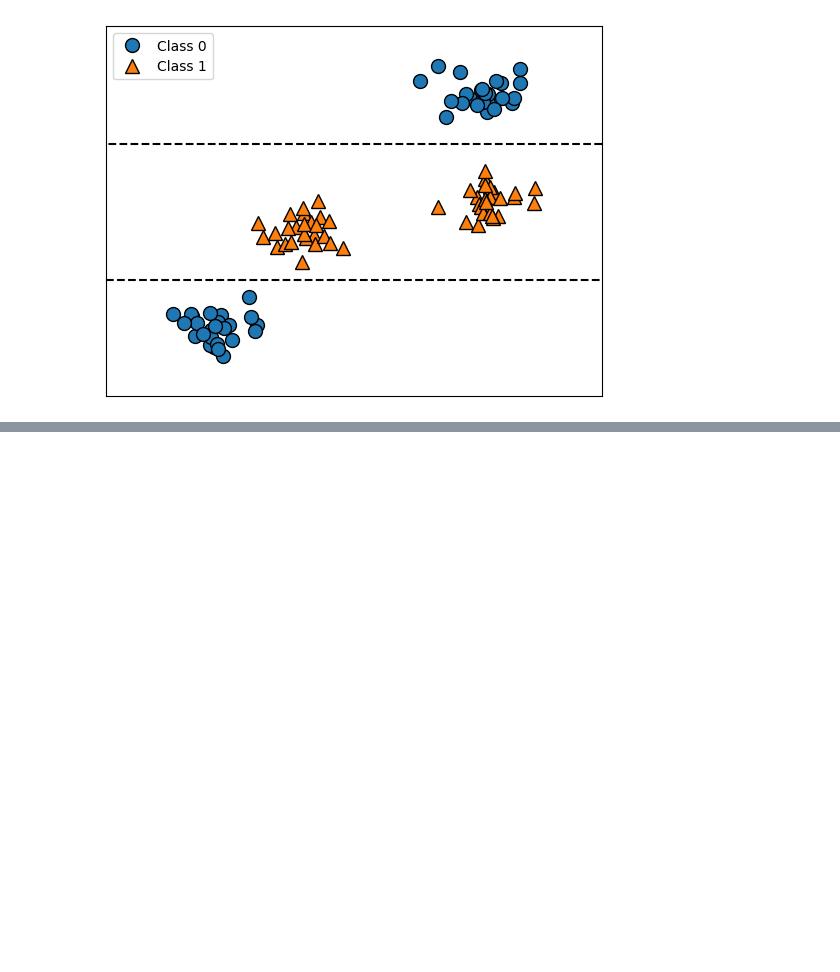
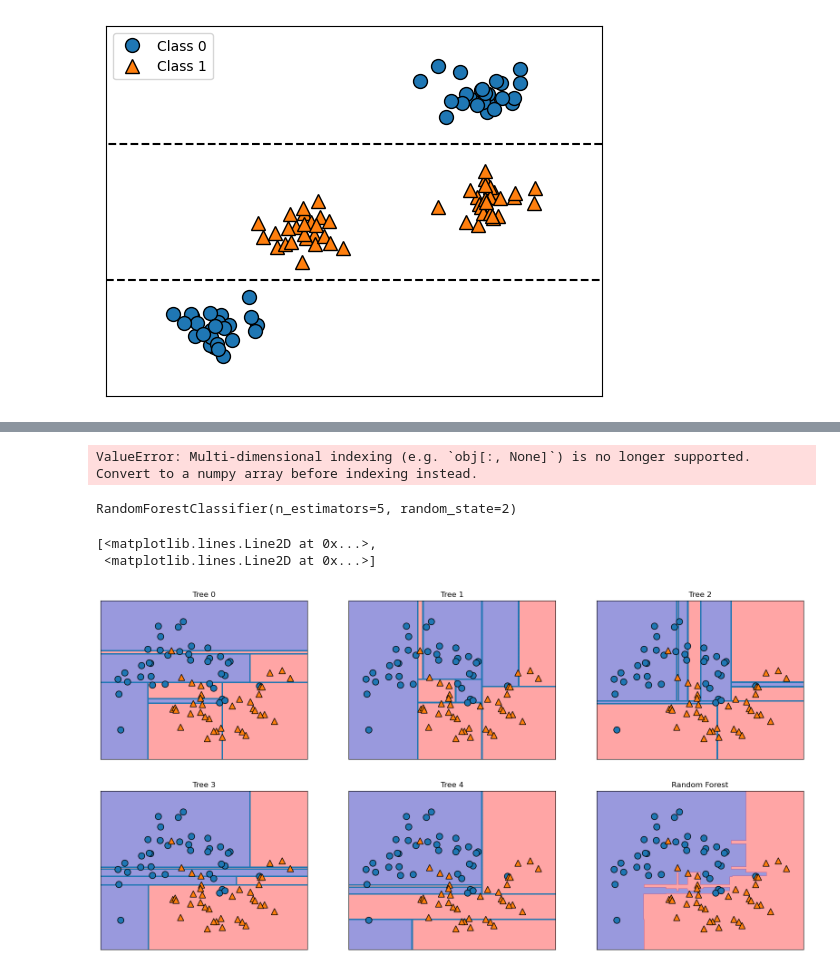
Before and after one commit to rafpoo/rafpo-machine-learning, a Jupyter notebook: Week05/Decision_Tree_Learning.ipynb, the cells around one changed output, grey strips where cells are left out. Drawn from its saved outputs; the diff is of its cells as text; code cells hidden in the pictures; blank space fills up the shorter version.

Commit message:
feat: random forest analyizing

```diff
--- a/Week05/Decision_Tree_Learning.ipynb
+++ b/Week05/Decision_Tree_Learning.ipynb
@@ -114,0 +116,46 @@ FileNotFoundError: [Errno 2] No such file or directory: 'C:\\Users\\Rafael Po\\m
+# %%
+from sklearn.tree import DecisionTreeRegressor
+from sklearn.linear_model import LinearRegression
+
+data_train = ram_prices[ram_prices.date < 2000]
+data_test = ram_prices[ram_prices.date >= 2000]
+
+x_train = data_train.date[:, np.newaxis]
+y_train = np.log(data_train.price)
+
+tree = DecisionTreeRegressor().fit(x_train, y_train)
+linear_reg = LinearRegression().fit(x_train, y_train)
+
+x_all = ram_prices.date[:, np.newaxis]
+
+pred_tree = tree.predict(x_all)
+pred_lr = linear_reg.predict(x_all)
+
+price_tree = np.exp(pred_tree)
+price_lr = np.exp(pred_lr)
+# %% [output]
+ValueError: Multi-dimensional indexing (e.g. `obj[:, None]`) is no longer supported. Convert to a numpy array before indexing instead.
+# %%
+from sklearn.ensemble import RandomForestClassifier
+from sklearn.datasets import make_moons
+
+x, y = make_moons(n_samples=100, noise=0.25, random_state=3)
+x_train, x_test, y_train, y_test = train_test_split(x, y, stratify=y, random_state=42)
+
+forest = RandomForestClassifier(n_estimators=5, random_state=2)
+forest.fit(x_train, y_train)
+# %% [output]
+RandomForestClassifier(n_estimators=5, random_state=2)
+# %%
+fig, axes = plt.subplots(2, 3, figsize=(20, 10))
+for i, (ax, tree) in enumerate(zip(axes.ravel(), forest.estimators_)):
+    ax.set_title("Tree {}".format(i))
+    mglearn.plots.plot_tree_partition(x_train, y_train, tree, ax=ax)
+
+mglearn.plots.plot_2d_separator(forest, x_train, fill=True, ax=axes[-1, -1], alpha=.4)
+axes[-1, -1].set_title("Random Forest")
+mglearn.discrete_scatter(x_train[:, 0], x_train[:, 1], y_train)
+# %% [output]
+[<matplotlib.lines.Line2D at 0x...>,
+ <matplotlib.lines.Line2D at 0x...>]
+[figure, added]
```
Also changed, not shown: parts of 2 cells of this notebook.
